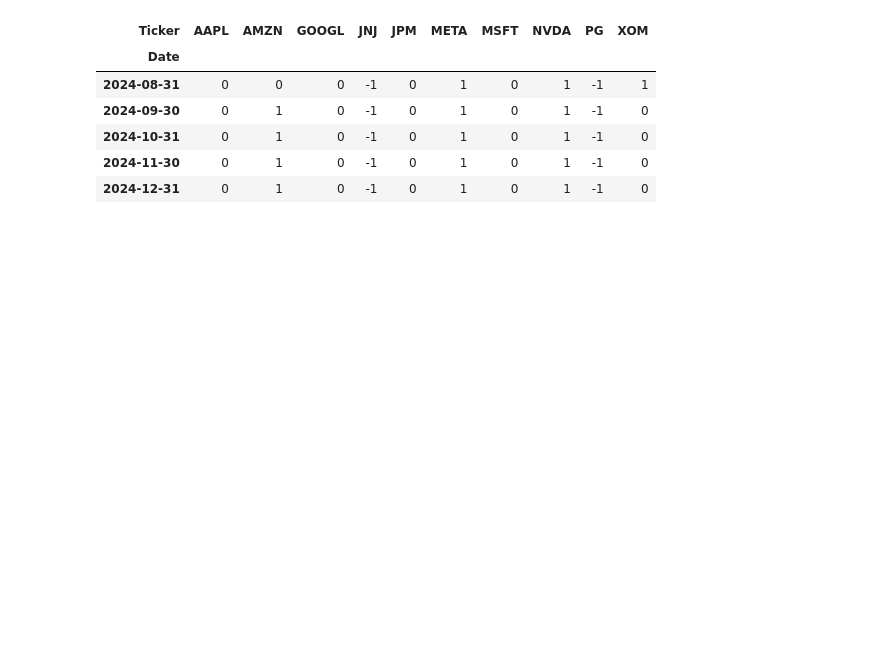
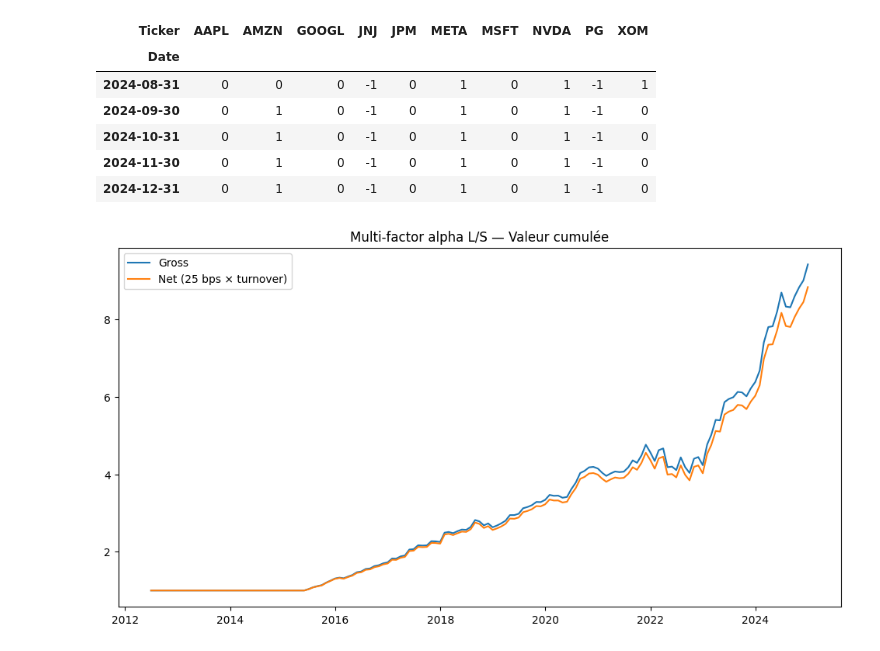
Before and after one commit to Franck-N-C-Richard/Multifactor_Equities, a Jupyter notebook: notebooks/multifactor.ipynb, the cells around one changed output. Drawn from its saved outputs; the diff is of its cells as text; code cells hidden in the pictures; blank space fills up the shorter version.

Commit message:
Multifactor Alpha strategy + backtest + interprétations

```diff
--- a/notebooks/multifactor.ipynb
+++ b/notebooks/multifactor.ipynb
@@ -198,3 +268,31 @@ signal.tail()
 | 2024-10-31 | 0 | 1 | 0 | -1 | 0 | 1 | 0 | 1 | -1 | 0 |
 | 2024-11-30 | 0 | 1 | 0 | -1 | 0 | 1 | 0 | 1 | -1 | 0 |
 | 2024-12-31 | 0 | 1 | 0 | -1 | 0 | 1 | 0 | 1 | -1 | 0 |
+# %%
+# Poids égal-pondérés parmi les positions actives (+1/-1),
+# normalisés pour que la somme des poids absolus = 1
+w = signal.replace(0, np.nan)
+w = w.div(w.abs().sum(axis=1), axis=0).fillna(0)
+
+# PnL mensuel en excès de RF (on utilise 'excess' déjà calculé)
+pnl = (w * excess).sum(axis=1)
+
+# Valeur cumulée
+equity = (1 + pnl).cumprod()
+
+# Turnover mensuel (variation des poids)
+turnover = w.diff().abs().sum(axis=1).fillna(0)
+
+# Coûts de transaction (ex: 25 bps par unité de turnover)
+cost_per_unit = 0.0025
+pnl_net = pnl - cost_per_unit * turnover
+equity_net = (1 + pnl_net).cumprod()
+# %%
+import matplotlib.pyplot as plt
+plt.figure(figsize=(12,6))
+plt.plot(equity.index, equity, label="Gross")
+plt.plot(equity_net.index, equity_net, label="Net (25 bps × turnover)")
+plt.title("Multi-factor alpha L/S — Valeur cumulée")
+plt.legend(); plt.show()
+# %% [output]
+[figure, added]
```
Also changed, not shown: parts of 4 cells of this notebook.
